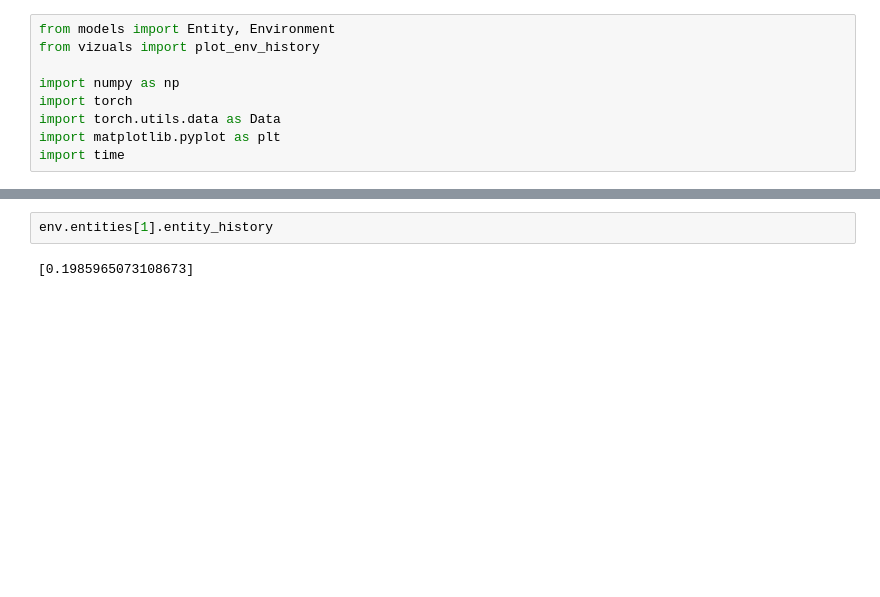
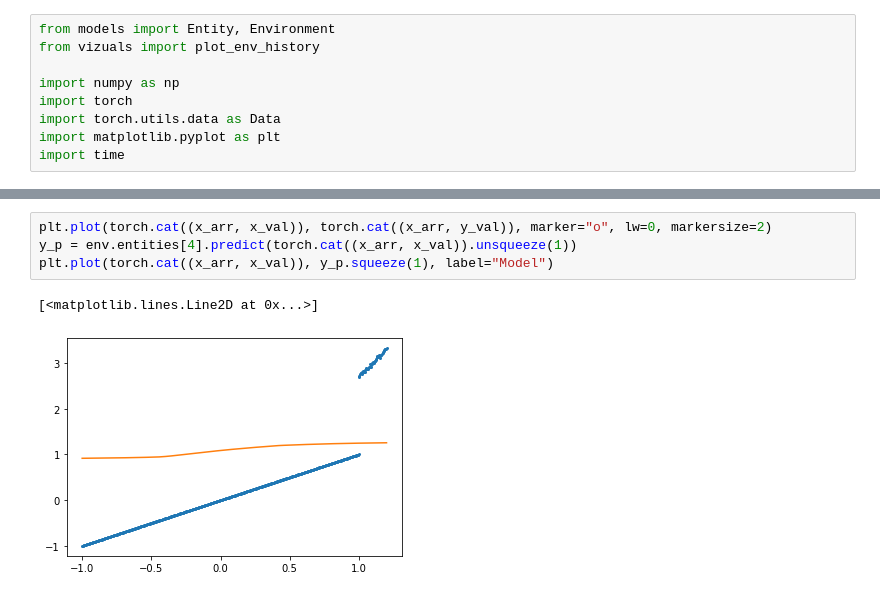
Before and after one commit to NOTfedos/nnga_course_work, a Jupyter notebook: show_results.ipynb, the cells around one changed output, grey strips where cells are left out. Cells and saved outputs as stored; diff of their text form; blank space fills up the shorter version.

```diff
--- a/show_results.ipynb
+++ b/show_results.ipynb
@@ -95,4 +86,7 @@ ValueError: x and y must have same first dimension, but have shapes (11,) and (1
 # %%
-env.entities[1].entity_history
+plt.plot(torch.cat((x_arr, x_val)), torch.cat((x_arr, y_val)), marker="o", lw=0, markersize=2)
+y_p = env.entities[4].predict(torch.cat((x_arr, x_val)).unsqueeze(1))
+plt.plot(torch.cat((x_arr, x_val)), y_p.squeeze(1), label="Model")
 # %% [output]
-[0.1985965073108673]
+[<matplotlib.lines.Line2D at 0x...>]
+[figure, added]
```
Also changed, not shown: parts of 7 cells of this notebook, 2 other files.
